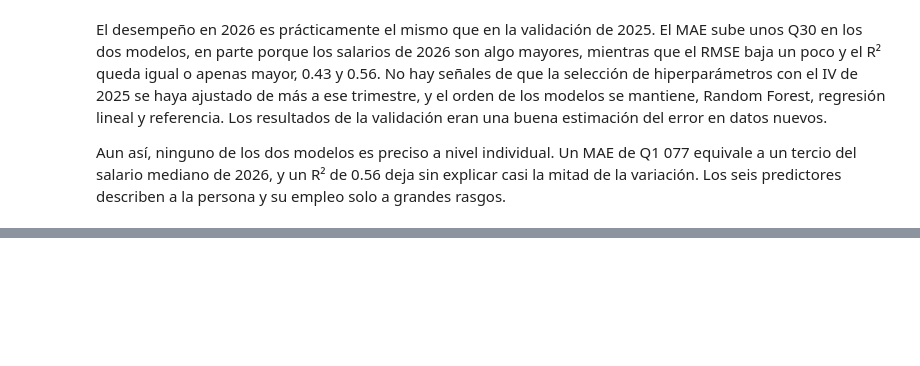
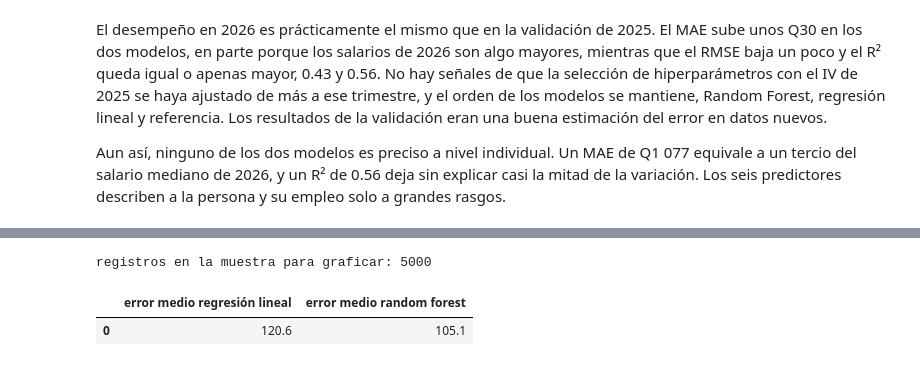
Before and after one commit to Fercho1118/Lab7_DS, a Jupyter notebook: notebooks/lab7.ipynb, the cells around one changed output, grey strips where cells are left out. Drawn from its saved outputs; the diff is of its cells as text; code cells hidden in the pictures; blank space fills up the shorter version.

```diff
--- a/notebooks/lab7.ipynb
+++ b/notebooks/lab7.ipynb
@@ -1865,0 +1876,16 @@ variación. Los seis predictores describen a la persona y su empleo solo a grand
+# %%
+predicciones = (predicciones
+    .withColumn("res_lr", F.col(OBJETIVO) - F.col("pred_lr"))
+    .withColumn("res_rf", F.col(OBJETIVO) - F.col("pred_rf"))
+    .cache())
+MOD_RES = {"regresión lineal": ("pred_lr", "res_lr"), "random forest": ("pred_rf", "res_rf")}
+
+muestra_err = (predicciones.sample(fraction=min(1.0, 5500 / n_pred), seed=SEMILLA)
+               .orderBy(*CLAVE).limit(5000).toPandas())
+print("registros en la muestra para graficar:", len(muestra_err))
+display(predicciones.select(*[F.mean(r).alias(f"error medio {n}") for n, (_, r) in MOD_RES.items()])
+        .toPandas().round(1))
+# %% [output]
+registros en la muestra para graficar: 5000
+|  | error medio regresión lineal | error medio random forest |
+| 0 | 120.6 | 105.1 |
```
Also changed, not shown: parts of 3 cells of this notebook.
